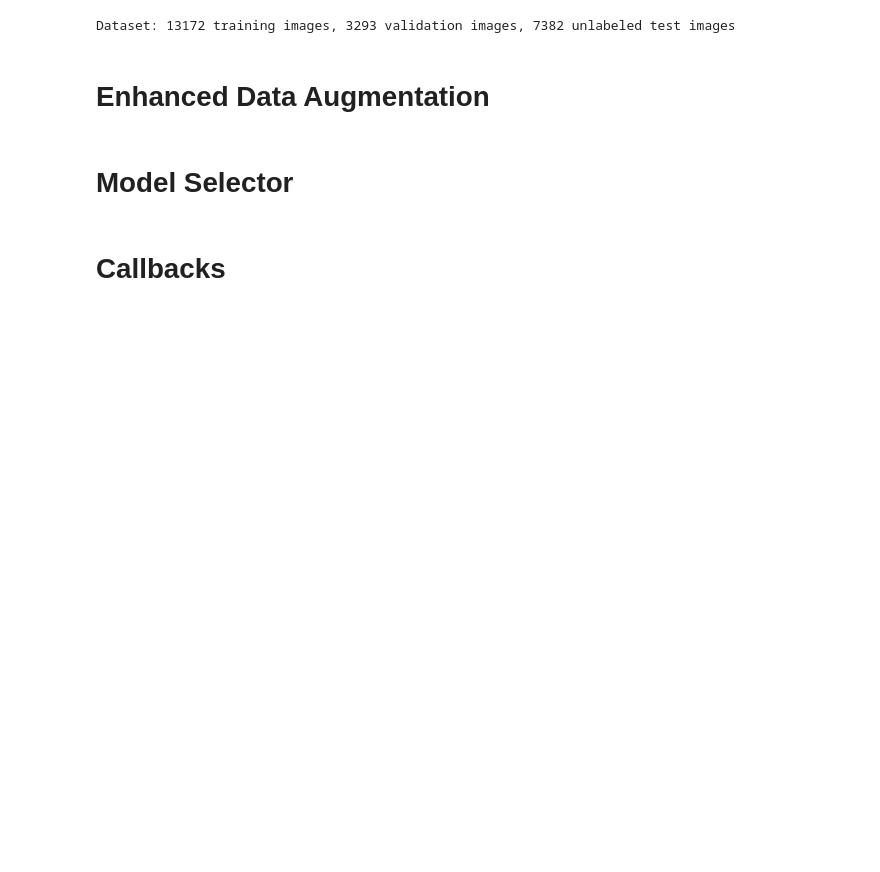
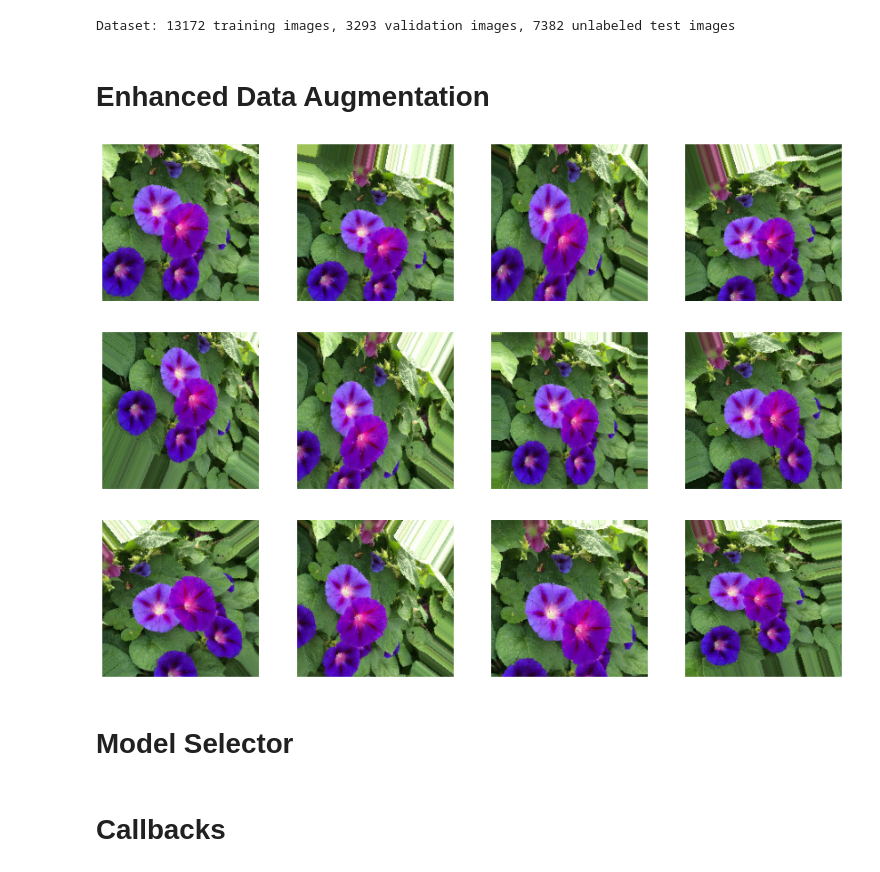
Before and after one commit to leodzung/flower-classification, a Jupyter notebook: notebook/Flower Classification Ensemble.ipynb, the cells around one changed output. Saved outputs shown, nothing was run; the diff lists cells and outputs as text; code cells hidden in the pictures; blank space fills up the shorter version.

```diff
--- a/notebook/Flower Classification Ensemble.ipynb
+++ b/notebook/Flower Classification Ensemble.ipynb
@@ -48,6 +49,8 @@ IMAGE_SIZE = [192, 192] # at this size, a GPU will run out of memory. Use the TP
 BATCH_SIZE = 16 * strategy.num_replicas_in_sync
 SEED = 42
 FOLDS = 5
+
+TEST_PIPELINE = True
 
 GCS_PATH_SELECT = { # available image sizes
     192: GCS_DS_PATH + '/tfrecords-jpeg-192x192',
@@ -55,7 +58,15 @@ GCS_PATH_SELECT = { # available image sizes
     331: GCS_DS_PATH + '/tfrecords-jpeg-331x331',
     512: GCS_DS_PATH + '/tfrecords-jpeg-512x512'
 }
-GCS_PATH = GCS_PATH_SELECT[IMAGE_SIZE[0]]
+
+if TEST_PIPELINE:
+    GCS_PATH = GCS_PATH_SELECT[IMAGE_SIZE[0]]
+    EPOCHS = 10
+    MODEL_SELECTOR = (1, )
+else:
+    GCS_PATH = GCS_PATH_SELECT[IMAGE_SIZE[0]]
+    EPOCHS = 20
+    MODEL_SELECTOR = (1, 2, 3)
 
 TRAINING_FILENAMES = tf.io.gfile.glob(GCS_PATH + '/train/*.tfrec') + tf.io.gfile.glob(GCS_PATH + '/val/*.tfrec')
 TEST_FILENAMES = tf.io.gfile.glob(GCS_PATH + '/test/*.tfrec') # predictions on this dataset should be submitted for the competition
@@ -325,5 +345,21 @@ def transform(image,label):
     d = tf.gather_nd(image,tf.transpose(idx3))
 
     return tf.reshape(d,[DIM,DIM,3]),label
+# %%
+row = 3; col = 4;
+all_elements = get_training_dataset(load_dataset(TRAINING_FILENAMES), do_aug=False).unbatch()
+one_element = tf.data.Dataset.from_tensors(next(iter(all_elements)))
+augmented_element = one_element.repeat().map(transform).batch(row*col)
+
+for (img,label) in augmented_element:
+    plt.figure(figsize=(15,int(15*row/col)))
+    for j in range(row*col):
+        plt.subplot(row,col,j+1)
+        plt.axis('off')
+        plt.imshow(img[j,])
+    plt.show()
+    break
+# %% [output]
+[figure, added]
 # %% [markdown]
 # Model Selector
```
Also changed, not shown: parts of 12 cells of this notebook.
